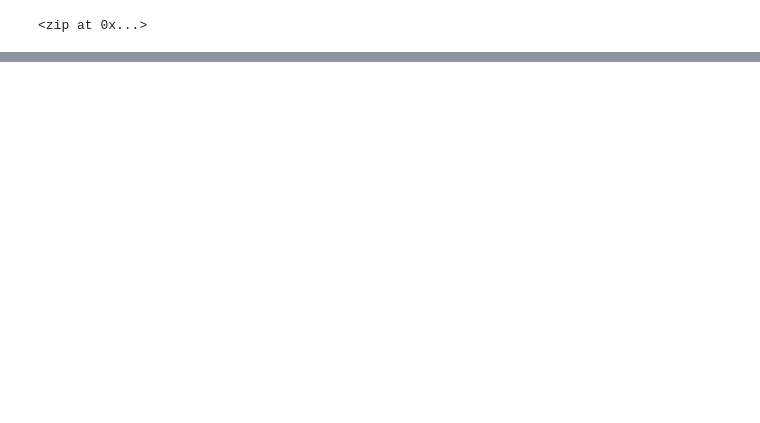
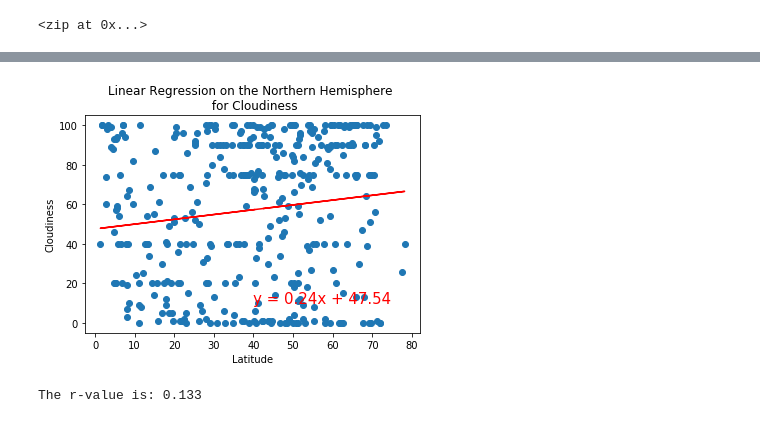
Before and after one commit to aramaswami/World_Weather_Analysis, a Jupyter notebook: WeatherPy.ipynb, the cells around one changed output, grey strips where cells are left out. Cells and saved outputs as stored; diff of their text form; code cells hidden in the pictures; blank space fills up the shorter version.

```diff
--- a/WeatherPy.ipynb
+++ b/WeatherPy.ipynb
@@ -379,0 +385,9 @@ plot_linear_regression(x_values, y_values,'Linear Regression on the Southern Hem
+# %%
+# Linear regression on the Northern Hemisphere
+x_values = northern_hemi_df["Lat"]
+y_values = northern_hemi_df["Cloudiness"]
+# Call the function.
+plot_linear_regression(x_values, y_values,'Linear Regression on the Northern Hemisphere \n for Cloudiness', 'Cloudiness',(40,10))
+# %% [output]
+[figure, added]
+The r-value is: 0.133
```
Also changed, not shown: parts of 22 cells of this notebook.
